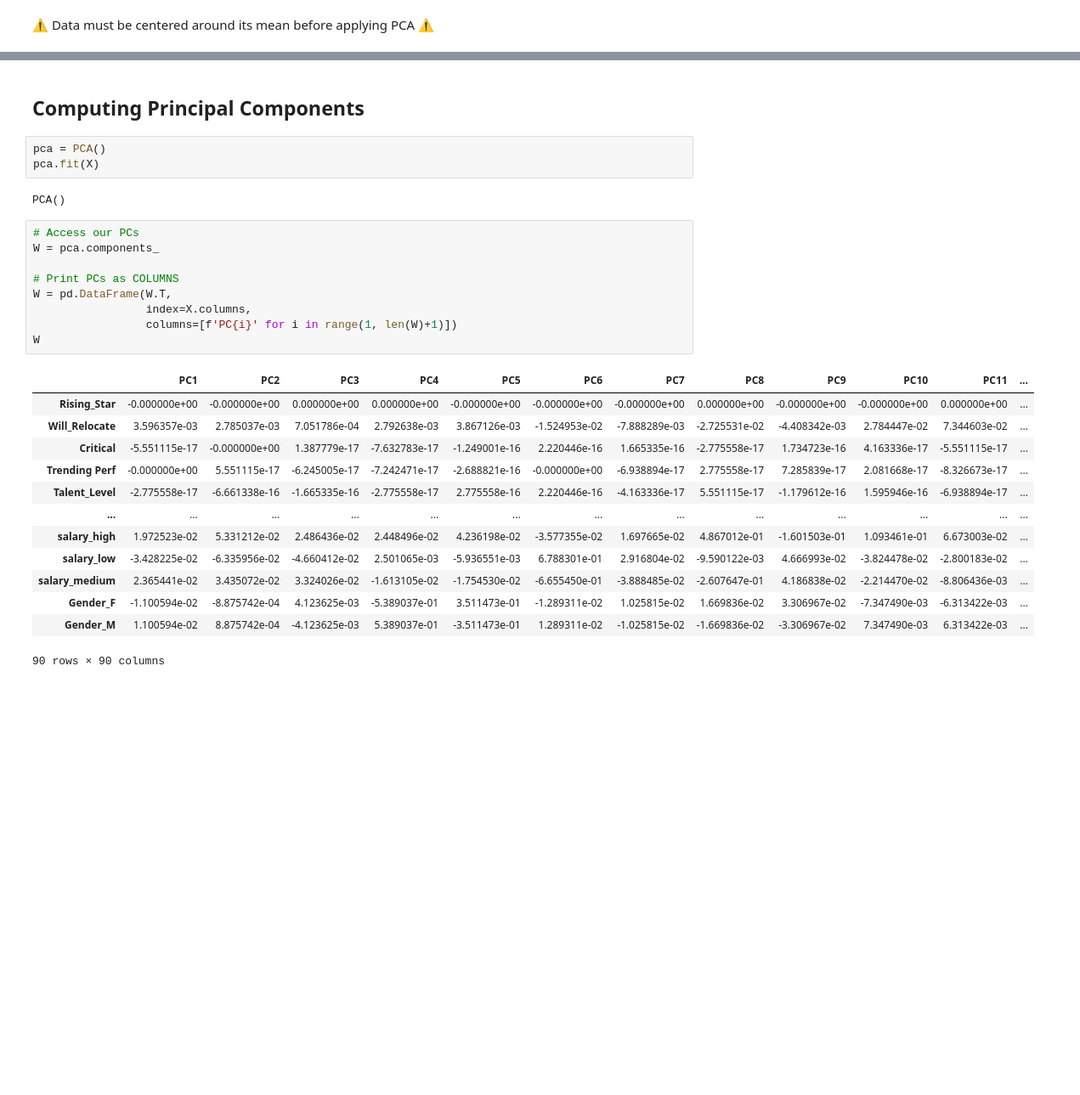
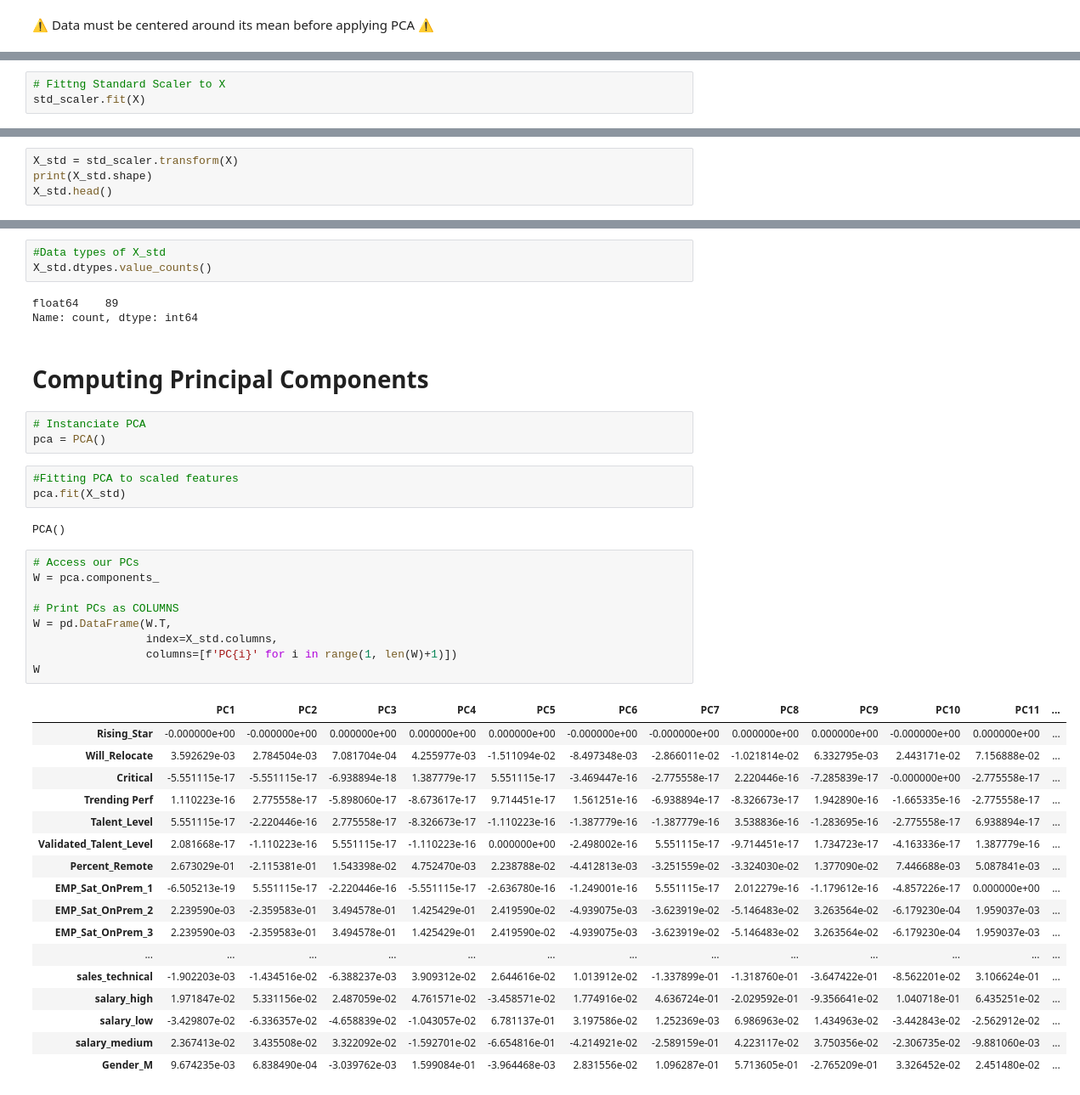
Before and after one commit to Emroullier/hr-data-analytics, a Jupyter notebook: notebooks/Principal_Components_Analysis_Thierry.ipynb, the cells around one changed output, grey strips where cells are left out. Shown: that part at 85% size. Drawn from its saved outputs; the diff is of its cells as text; blank space fills up the shorter version.

```diff
--- a/notebooks/Principal_Components_Analysis_Thierry.ipynb
+++ b/notebooks/Principal_Components_Analysis_Thierry.ipynb
@@ -175,0 +217,3 @@ sns.heatmap(pd.DataFrame(X).corr(), cmap='coolwarm')
+# %%
+# Fittng Standard Scaler to X
+std_scaler.fit(X)
@@ -175,0 +222,4 @@ sns.heatmap(pd.DataFrame(X).corr(), cmap='coolwarm')
+# %%
+X_std = std_scaler.transform(X)
+print(X_std.shape)
+X_std.head()
@@ -176,31 +234,44 @@ sns.heatmap(pd.DataFrame(X).corr(), cmap='coolwarm')
+# %%
+#Data types of X_std
+X_std.dtypes.value_counts()
+# %% [output]
+float64    89
+Name: count, dtype: int64
 # %% [markdown]
-## Computing Principal Components
+# Computing Principal Components
 # %%
+# Instanciate PCA
 pca = PCA()
-pca.fit(X)
-# %% [output]
-PCA()
+# %%
+#Fitting PCA to scaled features
+pca.fit(X_std)
+# %% [output]
+PCA()
 # %%
 # Access our PCs
 W = pca.components_
 
 # Print PCs as COLUMNS
 W = pd.DataFrame(W.T,
-                 index=X.columns,
+                 index=X_std.columns,
                  columns=[f'PC{i}' for i in range(1, len(W)+1)])
 W
 # %% [output]
 |  | PC1 | PC2 | PC3 | PC4 | PC5 | PC6 | PC7 | PC8 | PC9 | PC10 | PC11 | ... |
-| Rising_Star | -0.000000e+00 | -0.000000e+00 | 0.000000e+00 | 0.000000e+00 | -0.000000e+00 | -0.000000e+00 | -0.000000e+00 | 0.000000e+00 | -0.000000e+00 | -0.000000e+00 | 0.000000e+00 | ... |
-| Will_Relocate | 3.596357e-03 | 2.785037e-03 | 7.051786e-04 | 2.792638e-03 | 3.867126e-03 | -1.524953e-02 | -7.888289e-03 | -2.725531e-02 | -4.408342e-03 | 2.784447e-02 | 7.344603e-02 | ... |
-| Critical | -5.551115e-17 | -0.000000e+00 | 1.387779e-17 | -7.632783e-17 | -1.249001e-16 | 2.220446e-16 | 1.665335e-16 | -2.775558e-17 | 1.734723e-16 | 4.163336e-17 | -5.551115e-17 | ... |
-| Trending Perf | -0.000000e+00 | 5.551115e-17 | -6.245005e-17 | -7.242471e-17 | -2.688821e-16 | -0.000000e+00 | -6.938894e-17 | 2.775558e-17 | 7.285839e-17 | 2.081668e-17 | -8.326673e-17 | ... |
-| Talent_Level | -2.775558e-17 | -6.661338e-16 | -1.665335e-16 | -2.775558e-17 | 2.775558e-16 | 2.220446e-16 | -4.163336e-17 | 5.551115e-17 | -1.179612e-16 | 1.595946e-16 | -6.938894e-17 | ... |
+| Rising_Star | -0.000000e+00 | -0.000000e+00 | 0.000000e+00 | 0.000000e+00 | 0.000000e+00 | -0.000000e+00 | -0.000000e+00 | 0.000000e+00 | 0.000000e+00 | -0.000000e+00 | 0.000000e+00 | ... |
+| Will_Relocate | 3.592629e-03 | 2.784504e-03 | 7.081704e-04 | 4.255977e-03 | -1.511094e-02 | -8.497348e-03 | -2.866011e-02 | -1.021814e-02 | 6.332795e-03 | 2.443171e-02 | 7.156888e-02 | ... |
+| Critical | -5.551115e-17 | -5.551115e-17 | -6.938894e-18 | 1.387779e-17 | 5.551115e-17 | -3.469447e-16 | -2.775558e-17 | 2.220446e-16 | -7.285839e-17 | -0.000000e+00 | -2.775558e-17 | ... |
+| Trending Perf | 1.110223e-16 | 2.775558e-17 | -5.898060e-17 | -8.673617e-17 | 9.714451e-17 | 1.561251e-16 | -6.938894e-17 | -8.326673e-17 | 1.942890e-16 | -1.665335e-16 | -2.775558e-17 | ... |
+| Talent_Level | 5.551115e-17 | -2.220446e-16 | 2.775558e-17 | -8.326673e-17 | -1.110223e-16 | -1.387779e-16 | -1.387779e-16 | 3.538836e-16 | -1.283695e-16 | -2.775558e-17 | 6.938894e-17 | ... |
+| Validated_Talent_Level | 2.081668e-17 | -1.110223e-16 | 5.551115e-17 | -1.110223e-16 | 0.000000e+00 | -2.498002e-16 | 5.551115e-17 | -9.714451e-17 | 1.734723e-17 | -4.163336e-17 | 1.387779e-16 | ... |
+| Percent_Remote | 2.673029e-01 | -2.115381e-01 | 1.543398e-02 | 4.752470e-03 | 2.238788e-02 | -4.412813e-03 | -3.251559e-02 | -3.324030e-02 | 1.377090e-02 | 7.446688e-03 | 5.087841e-03 | ... |
+| EMP_Sat_OnPrem_1 | -6.505213e-19 | 5.551115e-17 | -2.220446e-16 | -5.551115e-17 | -2.636780e-16 | -1.249001e-16 | 5.551115e-17 | 2.012279e-16 | -1.179612e-16 | -4.857226e-17 | 0.000000e+00 | ... |
+| EMP_Sat_OnPrem_2 | 2.239590e-03 | -2.359583e-01 | 3.494578e-01 | 1.425429e-01 | 2.419590e-02 | -4.939075e-03 | -3.623919e-02 | -5.146483e-02 | 3.263564e-02 | -6.179230e-04 | 1.959037e-03 | ... |
+| EMP_Sat_OnPrem_3 | 2.239590e-03 | -2.359583e-01 | 3.494578e-01 | 1.425429e-01 | 2.419590e-02 | -4.939075e-03 | -3.623919e-02 | -5.146483e-02 | 3.263564e-02 | -6.179230e-04 | 1.959037e-03 | ... |
 | ... | ... | ... | ... | ... | ... | ... | ... | ... | ... | ... | ... | ... |
-| salary_high | 1.972523e-02 | 5.331212e-02 | 2.486436e-02 | 2.448496e-02 | 4.236198e-02 | -3.577355e-02 | 1.697665e-02 | 4.867012e-01 | -1.601503e-01 | 1.093461e-01 | 6.673003e-02 | ... |
-| salary_low | -3.428225e-02 | -6.335956e-02 | -4.660412e-02 | 2.501065e-03 | -5.936551e-03 | 6.788301e-01 | 2.916804e-02 | -9.590122e-03 | 4.666993e-02 | -3.824478e-02 | -2.800183e-02 | ... |
-| salary_medium | 2.365441e-02 | 3.435072e-02 | 3.324026e-02 | -1.613105e-02 | -1.754530e-02 | -6.655450e-01 | -3.888485e-02 | -2.607647e-01 | 4.186838e-02 | -2.214470e-02 | -8.806436e-03 | ... |
-| Gender_F | -1.100594e-02 | -8.875742e-04 | 4.123625e-03 | -5.389037e-01 | 3.511473e-01 | -1.289311e-02 | 1.025815e-02 | 1.669836e-02 | 3.306967e-02 | -7.347490e-03 | -6.313422e-03 | ... |
-| Gender_M | 1.100594e-02 | 8.875742e-04 | -4.123625e-03 | 5.389037e-01 | -3.511473e-01 | 1.289311e-02 | -1.025815e-02 | -1.669836e-02 | -3.306967e-02 | 7.347490e-03 | 6.313422e-03 | ... |
+| sales_technical | -1.902203e-03 | -1.434516e-02 | -6.388237e-03 | 3.909312e-02 | 2.644616e-02 | 1.013912e-02 | -1.337899e-01 | -1.318760e-01 | -3.647422e-01 | -8.562201e-02 | 3.106624e-01 | ... |
+| salary_high | 1.971847e-02 | 5.331156e-02 | 2.487059e-02 | 4.761571e-02 | -3.458571e-02 | 1.774916e-02 | 4.636724e-01 | -2.029592e-01 | -9.356641e-02 | 1.040718e-01 | 6.435251e-02 | ... |
+| salary_low | -3.429807e-02 | -6.336357e-02 | -4.658839e-02 | -1.043057e-02 | 6.781137e-01 | 3.197586e-02 | 1.252369e-03 | 6.986963e-02 | 1.434963e-02 | -3.442843e-02 | -2.562912e-02 | ... |
+| salary_medium | 2.367413e-02 | 3.435508e-02 | 3.322092e-02 | -1.592701e-02 | -6.654816e-01 | -4.214921e-02 | -2.589159e-01 | 4.223117e-02 | 3.750356e-02 | -2.306735e-02 | -9.881060e-03 | ... |
+| Gender_M | 9.674235e-03 | 6.838490e-04 | -3.039762e-03 | 1.599084e-01 | -3.964468e-03 | 2.831556e-02 | 1.096287e-01 | 5.713605e-01 | -2.765209e-01 | 3.326452e-02 | 2.451480e-02 | ... |
-90 rows × 90 columns
 # %% [markdown]
```
Also changed, not shown: parts of 56 cells of this notebook, 1 other file.
